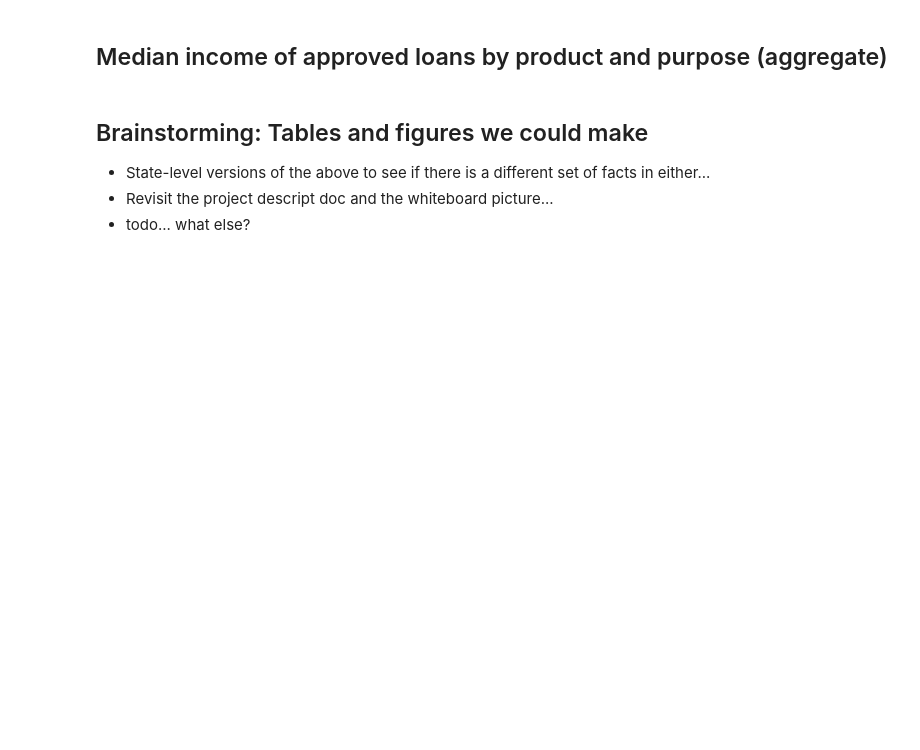
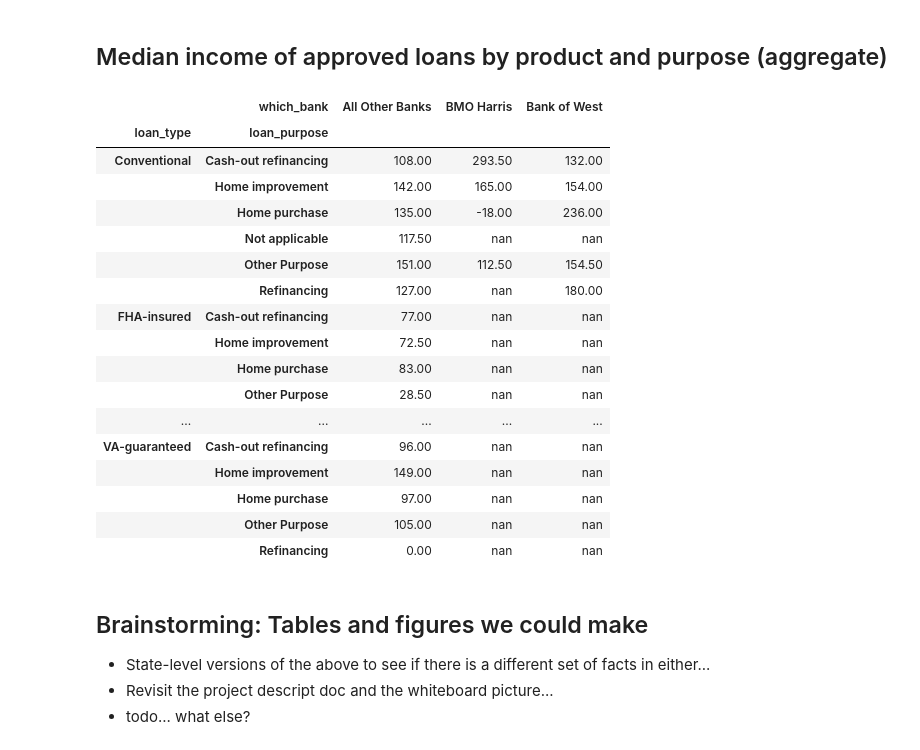
Before and after one commit to LeDataSciFi/FinTech-Capstone-2023, a Jupyter notebook: code/Analysis_aggregate_comps.ipynb, the cells around one changed output. Cells and saved outputs as stored; diff of their text form; code cells hidden in the pictures; blank space fills up the shorter version.

```diff
--- a/code/Analysis_aggregate_comps.ipynb
+++ b/code/Analysis_aggregate_comps.ipynb
@@ -128,5 +170,29 @@ hmda.query('approved == 1').pivot_table(index=['loan_type', 'loan_purpose'],
 # %% [markdown]
 ## Median income of approved loans by product and purpose (aggregate)
+# %%
+hmda.query('approved == 1').pivot_table(index=['loan_type', 'loan_purpose'],
+                 columns = ['which_bank'],
+                 values='income',
+                 aggfunc='median').style.format('{:,.2f}')
+# %% [output]
+|  | which_bank | All Other Banks | BMO Harris | Bank of West |
+| loan_type | loan_purpose |  |  |  |
+| Conventional | Cash-out refinancing | 108.00 | 293.50 | 132.00 |
+|  | Home improvement | 142.00 | 165.00 | 154.00 |
+|  | Home purchase | 135.00 | -18.00 | 236.00 |
+|  | Not applicable | 117.50 | nan | nan |
+|  | Other Purpose | 151.00 | 112.50 | 154.50 |
+|  | Refinancing | 127.00 | nan | 180.00 |
+| FHA-insured | Cash-out refinancing | 77.00 | nan | nan |
+|  | Home improvement | 72.50 | nan | nan |
+|  | Home purchase | 83.00 | nan | nan |
+|  | Other Purpose | 28.50 | nan | nan |
+| ... | ... | ... | ... | ... |
+| VA-guaranteed | Cash-out refinancing | 96.00 | nan | nan |
+|  | Home improvement | 149.00 | nan | nan |
+|  | Home purchase | 97.00 | nan | nan |
+|  | Other Purpose | 105.00 | nan | nan |
+|  | Refinancing | 0.00 | nan | nan |
 # %% [markdown]
 ## Brainstorming: Tables and figures we could make
 
```
Also changed, not shown: parts of 7 cells of this notebook.
